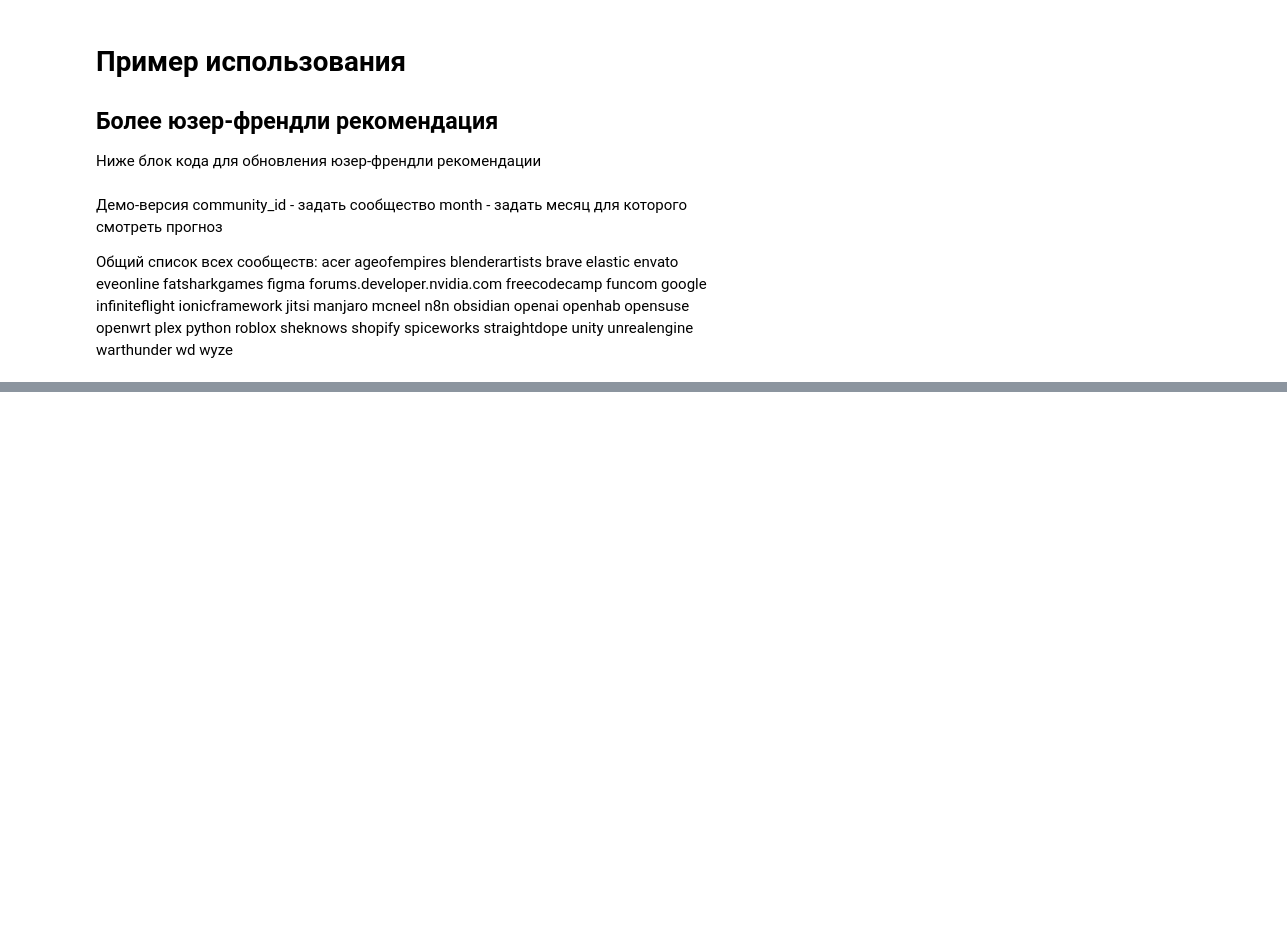
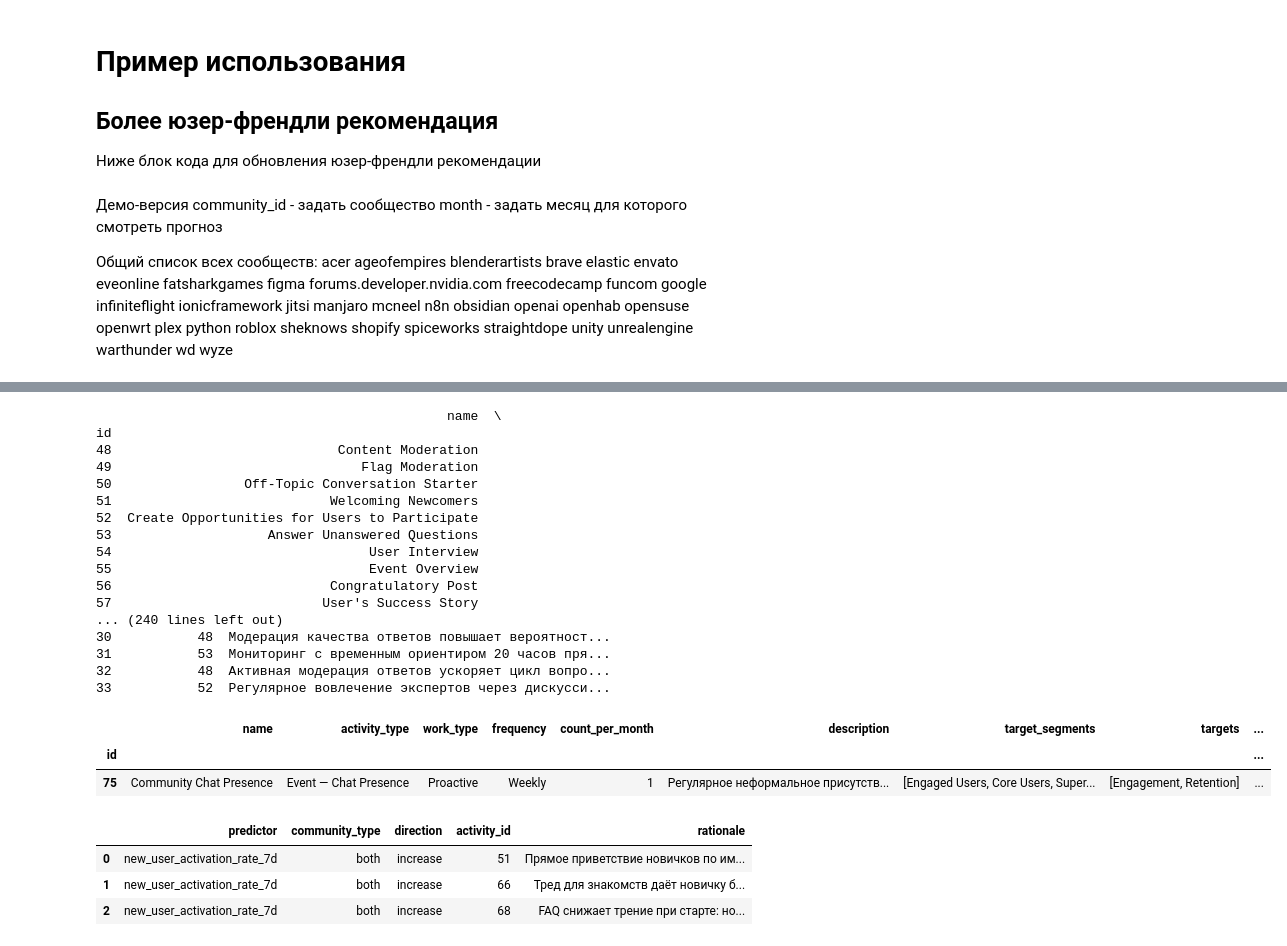
Before and after one commit to Irdorat/community_management, a Jupyter notebook: recomendation_system/baseline_req_sys.ipynb, the cells around one changed output, grey strips where cells are left out. Drawn from its saved outputs; the diff is of its cells as text; code cells hidden in the pictures; blank space fills up the shorter version.

```diff
--- a/recomendation_system/baseline_req_sys.ipynb
+++ b/recomendation_system/baseline_req_sys.ipynb
@@ -1900,0 +1905,31 @@ recommend_for_community_month(
+# %%
+from activities import df_activities, df_predictor_activity, stage_to_segments
+display(df_activities.tail(1))
+# %% [output]
+                                             name  \
+id
+48                             Content Moderation
+49                                Flag Moderation
+50                 Off-Topic Conversation Starter
+51                            Welcoming Newcomers
+52  Create Opportunities for Users to Participate
+53                    Answer Unanswered Questions
+54                                 User Interview
+55                                 Event Overview
+56                            Congratulatory Post
+57                           User's Success Story
+... (240 lines left out)
+30           48  Модерация качества ответов повышает вероятност...
+31           53  Мониторинг с временным ориентиром 20 часов пря...
+32           48  Активная модерация ответов ускоряет цикл вопро...
+33           52  Регулярное вовлечение экспертов через дискусси...
+|  | name | activity_type | work_type | frequency | count_per_month | description | target_segments | targets | ... |
+| id |  |  |  |  |  |  |  |  | ... |
+| 75 | Community Chat Presence | Event — Chat Presence | Proactive | Weekly | 1 | Регулярное неформальное присутств... | [Engaged Users, Core Users, Super... | [Engagement, Retention] | ... |
+# %%
+display(df_predictor_activity.head(3))
+# %% [output]
+|  | predictor | community_type | direction | activity_id | rationale |
+| 0 | new_user_activation_rate_7d | both | increase | 51 | Прямое приветствие новичков по им... |
+| 1 | new_user_activation_rate_7d | both | increase | 66 | Тред для знакомств даёт новичку б... |
+| 2 | new_user_activation_rate_7d | both | increase | 68 | FAQ снижает трение при старте: но... |
```
Also changed, not shown: parts of 12 cells of this notebook, 5 other files.
